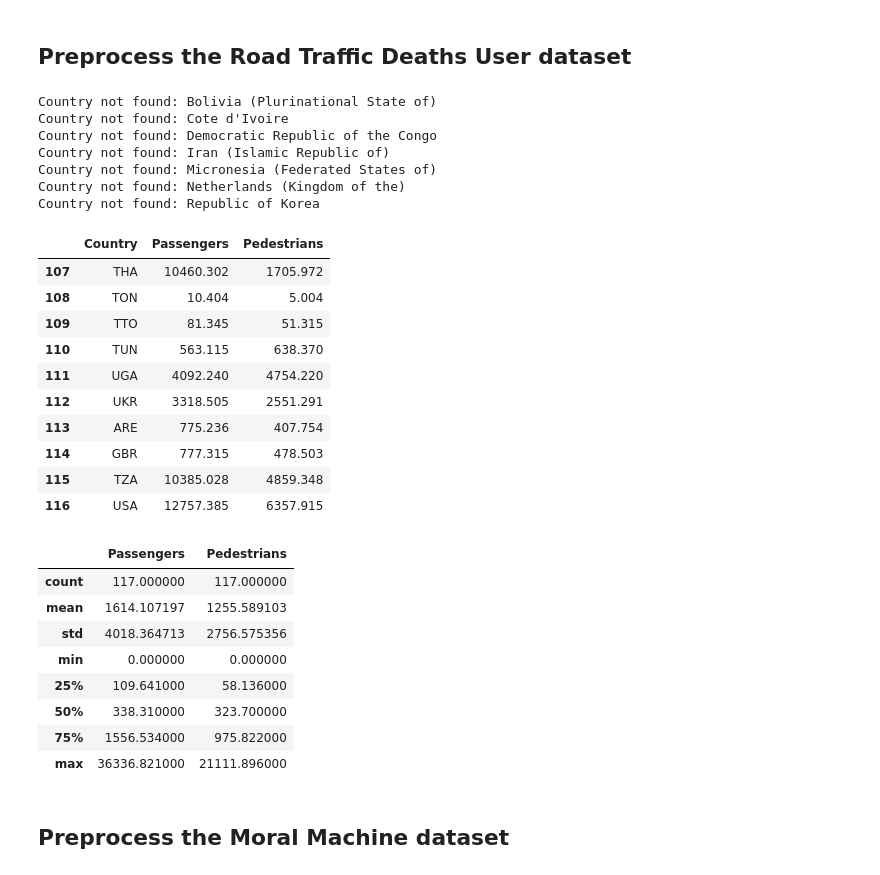
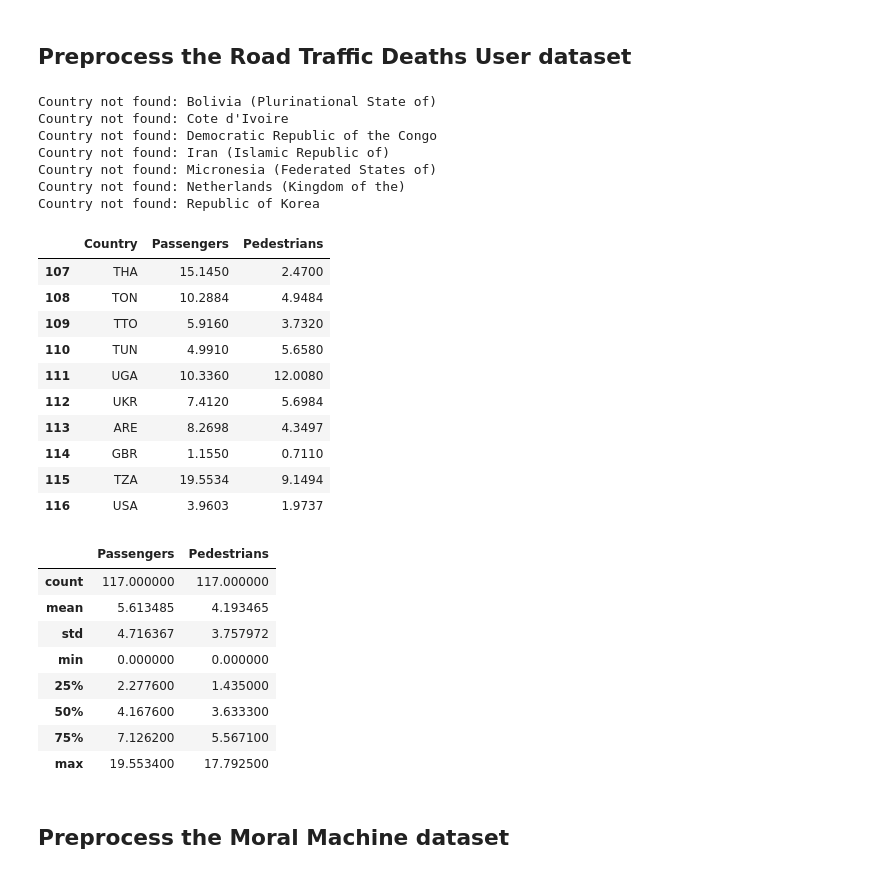
Before and after one commit to Moral-Machine-2024/timoklein, a Jupyter notebook: Data_Cleaning.ipynb, the cells around one changed output. Saved outputs shown, nothing was run; the diff lists cells and outputs as text; code cells hidden in the pictures.

```diff
--- a/DSS_Thesis_Code.ipynb
+++ b/Data_Cleaning.ipynb
@@ -237,7 +237,7 @@ df_rtdsfu = pd.read_csv('Data/Road_Traffic_Deaths_Sex.csv')
 df_rtdu = pd.read_csv('Data/Road_Traffic_Deaths_User.csv')
 
 # Only keep the columns 'Unnamed: 0' and 'Estimated number of road traffic deaths'
-df_rtdsfu = df_rtdsfu[['Unnamed: 0','Unnamed: 1','Estimated number of road traffic deaths']]
+df_rtdsfu = df_rtdsfu[['Unnamed: 0','Unnamed: 1','Estimated road traffic death rate (per 100 000 population)']]
 
 # Rename the columns and delete the first row
 df_rtdsfu.columns = ['Country', 'Year','Total']
@@ -314,55 +314,55 @@ for country in country_names:
 # Manual mapping for countries that did not get an ISO code
 manual_iso_mapping = {
     "Bolivia (Plurinational State of)": "BOL",
     "Cote d'Ivoire": "CIV",  # Côte d'Ivoire
     "Democratic Republic of the Congo": "COD",
     "Iran (Islamic Republic of)": "IRN",
     "Micronesia (Federated States of)": "FSM",
     "Netherlands (Kingdom of the)": "NLD",
     "Republic of Korea": "KOR"  # Use KOR for South Korea
 }
 
 # Update the mapping with the manual mappings
 country_to_iso.update(manual_iso_mapping)
 
 # Create a Series from the mapping to use for replacing values
 iso_codes_series = pd.Series(country_to_iso)
 
 # Replace the 'Country' column values with ISO codes
 df_rtdu_cleaned['Country'] = df_rtdu_cleaned['Country'].replace(iso_codes_series)
 
 df_rtdu_cleaned.tail(10)
 # %% [output]
 Country not found: Bolivia (Plurinational State of)
 Country not found: Cote d'Ivoire
 Country not found: Democratic Republic of the Congo
 Country not found: Iran (Islamic Republic of)
 Country not found: Micronesia (Federated States of)
 Country not found: Netherlands (Kingdom of the)
 Country not found: Republic of Korea
 |  | Country | Passengers | Pedestrians |
-| 107 | THA | 10460.302 | 1705.972 |
-| 108 | TON | 10.404 | 5.004 |
-| 109 | TTO | 81.345 | 51.315 |
-| 110 | TUN | 563.115 | 638.370 |
-| 111 | UGA | 4092.240 | 4754.220 |
-| 112 | UKR | 3318.505 | 2551.291 |
-| 113 | ARE | 775.236 | 407.754 |
-| 114 | GBR | 777.315 | 478.503 |
-| 115 | TZA | 10385.028 | 4859.348 |
-| 116 | USA | 12757.385 | 6357.915 |
+| 107 | THA | 15.1450 | 2.4700 |
+| 108 | TON | 10.2884 | 4.9484 |
+| 109 | TTO | 5.9160 | 3.7320 |
+| 110 | TUN | 4.9910 | 5.6580 |
+| 111 | UGA | 10.3360 | 12.0080 |
+| 112 | UKR | 7.4120 | 5.6984 |
+| 113 | ARE | 8.2698 | 4.3497 |
+| 114 | GBR | 1.1550 | 0.7110 |
+| 115 | TZA | 19.5534 | 9.1494 |
+| 116 | USA | 3.9603 | 1.9737 |
 # %%
 df_rtdu_cleaned.describe()
 # %% [output]
 |  | Passengers | Pedestrians |
 | count | 117.000000 | 117.000000 |
-| mean | 1614.107197 | 1255.589103 |
-| std | 4018.364713 | 2756.575356 |
+| mean | 5.613485 | 4.193465 |
+| std | 4.716367 | 3.757972 |
 | min | 0.000000 | 0.000000 |
-| 25% | 109.641000 | 58.136000 |
-| 50% | 338.310000 | 323.700000 |
-| 75% | 1556.534000 | 975.822000 |
-| max | 36336.821000 | 21111.896000 |
+| 25% | 2.277600 | 1.435000 |
+| 50% | 4.167600 | 3.633300 |
+| 75% | 7.126200 | 5.567100 |
+| max | 19.553400 | 17.792500 |
 # %% [markdown]
 ## Preprocess the Moral Machine dataset
 # %%
```
Also changed, not shown: parts of 13 cells of this notebook, 1 other file.
